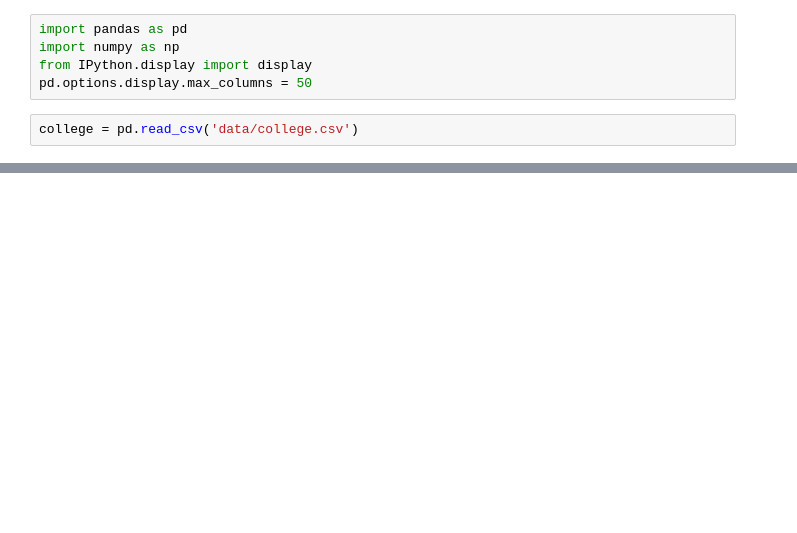
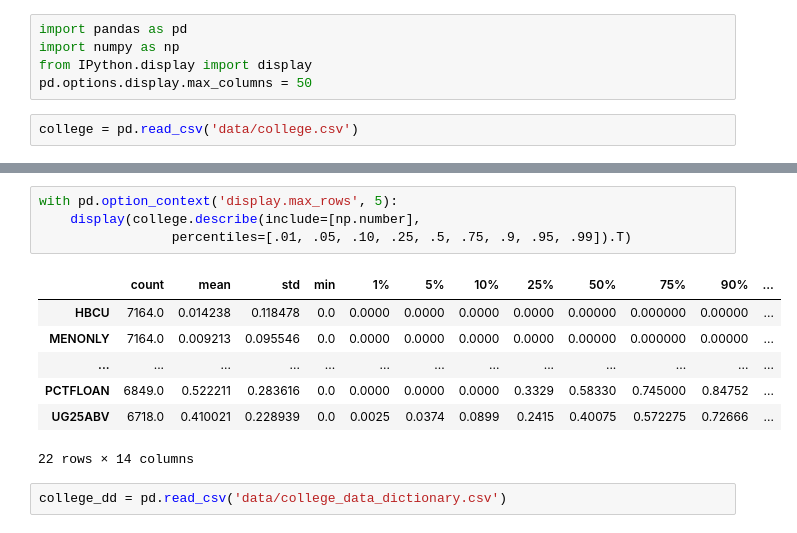
Before and after one commit to lintangsucirochmana03/bigdata, a Jupyter notebook: minggu-11/praktik/Untitled.ipynb, the cells around one changed output, grey strips where cells are left out. Drawn from its saved outputs; the diff is of its cells as text; blank space fills up the shorter version.

```diff
--- a/minggu-11/praktik/Untitled.ipynb
+++ b/minggu-11/praktik/Untitled.ipynb
@@ -16,0 +94,14 @@ college.head()
+# %%
+with pd.option_context('display.max_rows', 5):
+    display(college.describe(include=[np.number],
+                 percentiles=[.01, .05, .10, .25, .5, .75, .9, .95, .99]).T)
+# %% [output]
+|  | count | mean | std | min | 1% | 5% | 10% | 25% | 50% | 75% | 90% | ... |
+| HBCU | 7164.0 | 0.014238 | 0.118478 | 0.0 | 0.0000 | 0.0000 | 0.0000 | 0.0000 | 0.00000 | 0.000000 | 0.00000 | ... |
+| MENONLY | 7164.0 | 0.009213 | 0.095546 | 0.0 | 0.0000 | 0.0000 | 0.0000 | 0.0000 | 0.00000 | 0.000000 | 0.00000 | ... |
+| ... | ... | ... | ... | ... | ... | ... | ... | ... | ... | ... | ... | ... |
+| PCTFLOAN | 6849.0 | 0.522211 | 0.283616 | 0.0 | 0.0000 | 0.0000 | 0.0000 | 0.3329 | 0.58330 | 0.745000 | 0.84752 | ... |
+| UG25ABV | 6718.0 | 0.410021 | 0.228939 | 0.0 | 0.0025 | 0.0374 | 0.0899 | 0.2415 | 0.40075 | 0.572275 | 0.72666 | ... |
+22 rows × 14 columns
+# %%
+college_dd = pd.read_csv('data/college_data_dictionary.csv')
```
Also changed, not shown: parts of 13 cells of this notebook.
